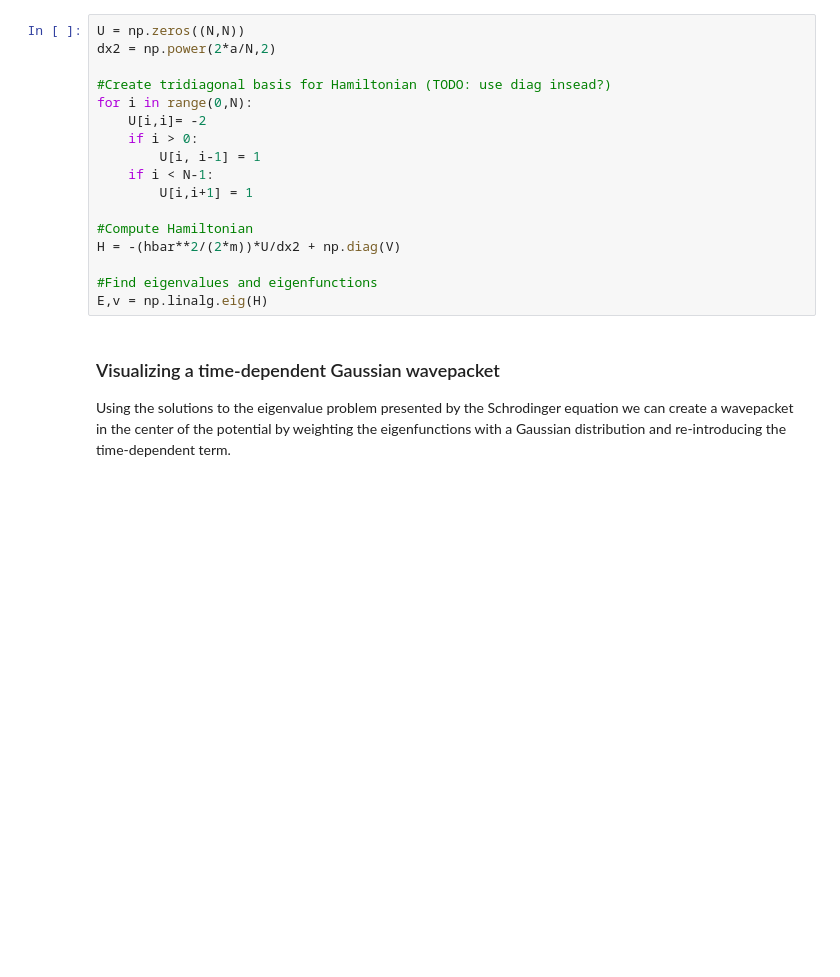
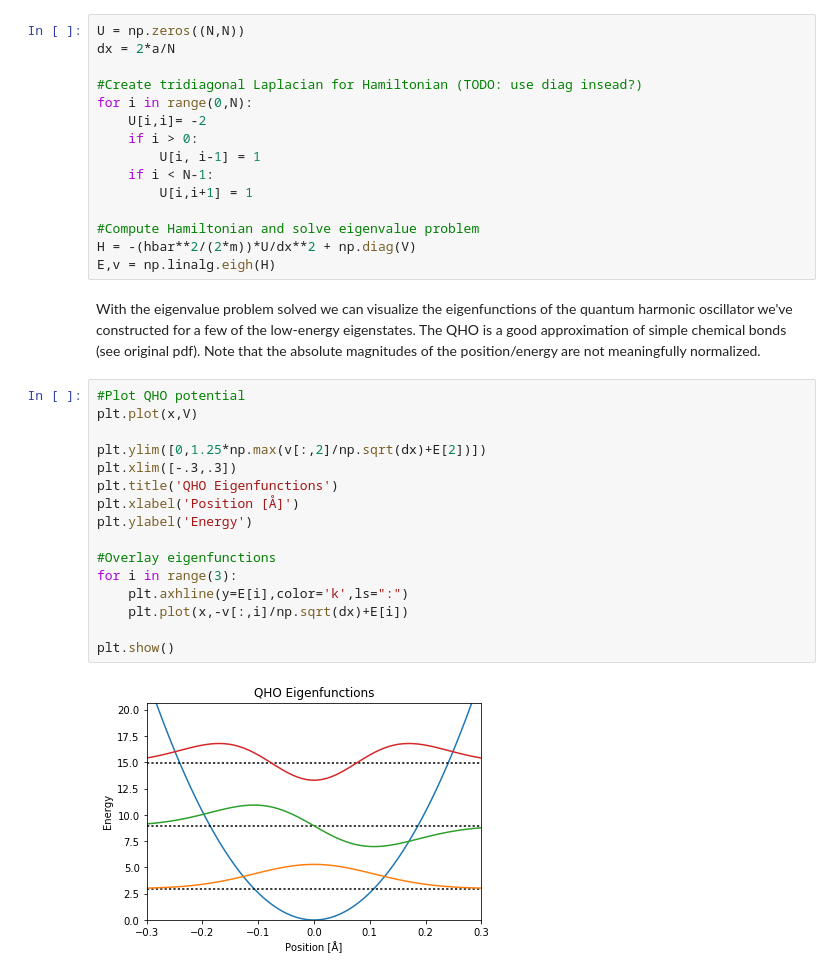
Before and after one commit to chrisw7/quantum-in-jupyter, a Jupyter notebook: Quantum Mechanics Review.ipynb, the cells around one changed output. Drawn from its saved outputs; the diff is of its cells as text; blank space fills up the shorter version.

```diff
--- a/Quantum Mechanics Review.ipynb
+++ b/Quantum Mechanics Review.ipynb
@@ -59,8 +49,8 @@ using a finite difference method, where $V(x)$ is the potential energy of the sy
 # %%
 U = np.zeros((N,N))
-dx2 = np.power(2*a/N,2)
+dx = 2*a/N
 
-#Create tridiagonal basis for Hamiltonian (TODO: use diag insead?)
+#Create tridiagonal Laplacian for Hamiltonian (TODO: use diag insead?)
 for i in range(0,N):
     U[i,i]= -2
     if i > 0:
@@ -68,12 +58,26 @@ for i in range(0,N):
     if i < N-1:
         U[i,i+1] = 1
 
-#Compute Hamiltonian
-H = -(hbar**2/(2*m))*U/dx2 + np.diag(V)
-
-#Find eigenvalues and eigenfunctions
-E,v = np.linalg.eig(H)
+#Compute Hamiltonian and solve eigenvalue problem
+H = -(hbar**2/(2*m))*U/dx**2 + np.diag(V)
+E,v = np.linalg.eigh(H)
-# %% [markdown]
-### Visualizing a time-dependent Gaussian wavepacket
-
-Using the solutions to the eigenvalue problem presented by the Schrodinger equation we can create a wavepacket in the center of the potential by weighting the eigenfunctions with a Gaussian distribution and re-introducing the time-dependent term.
+# %% [markdown]
+With the eigenvalue problem solved we can visualize the eigenfunctions of the quantum harmonic oscillator we've constructed for a few of the low-energy eigenstates. The QHO is a good approximation of simple chemical bonds (see original pdf). Note that the absolute magnitudes of the position/energy are not meaningfully normalized.
+# %%
+#Plot QHO potential
+plt.plot(x,V)
+
+plt.ylim([0,1.25*np.max(v[:,2]/np.sqrt(dx)+E[2])])
+plt.xlim([-.3,.3])
+plt.title('QHO Eigenfunctions')
+plt.xlabel('Position [Å]')
+plt.ylabel('Energy')
+
+#Overlay eigenfunctions
+for i in range(3):
+    plt.axhline(y=E[i],color='k',ls=":")
+    plt.plot(x,-v[:,i]/np.sqrt(dx)+E[i])
+
+plt.show()
+# %% [output]
+[figure, added]
```
Also changed, not shown: parts of 11 cells of this notebook.
